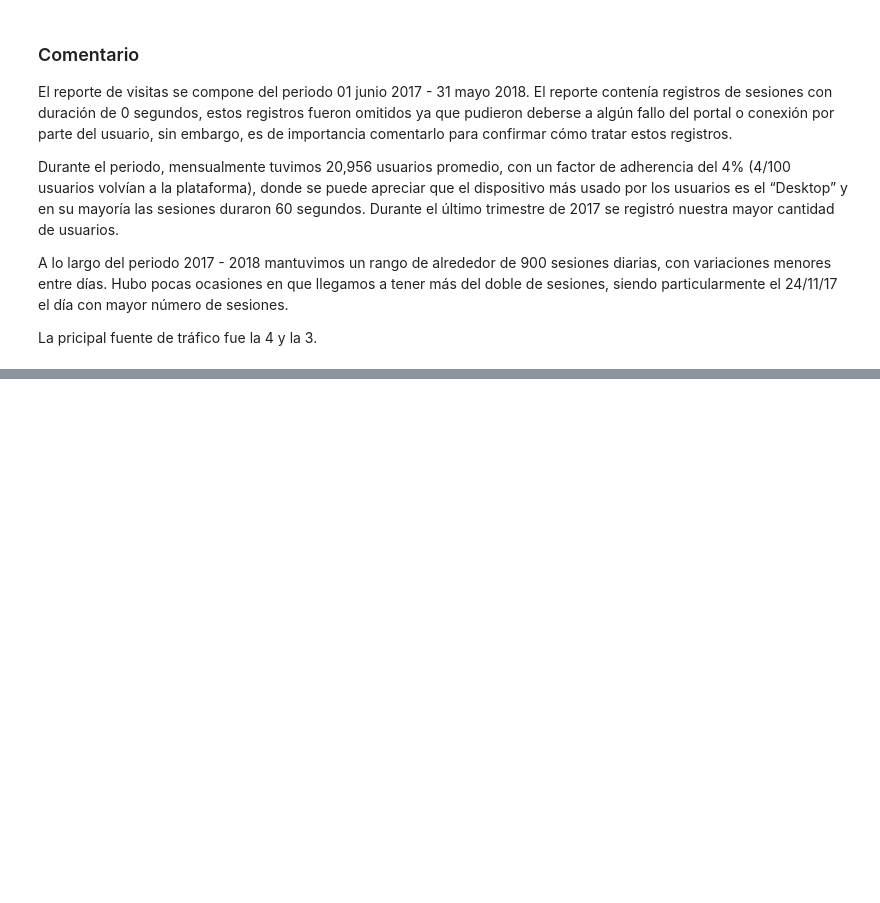
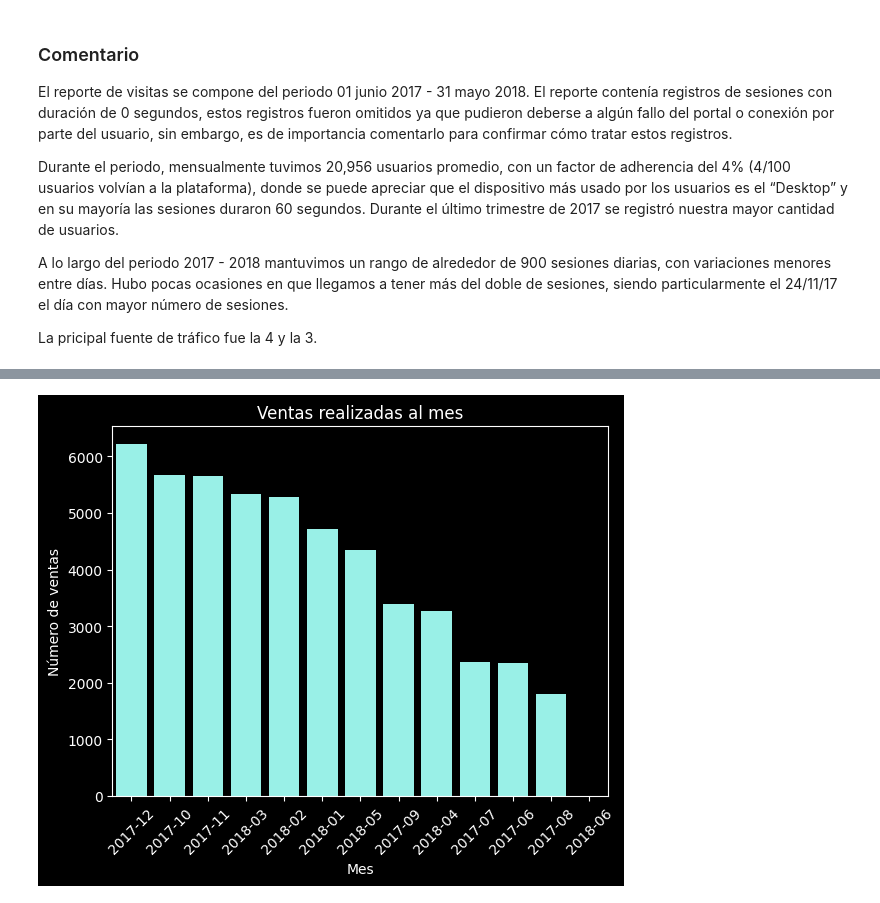
Before and after one commit to XivxnX/analisis_showz, a Jupyter notebook: analisis_showz.ipynb, the cells around one changed output, grey strips where cells are left out. Saved outputs shown, nothing was run; the diff lists cells and outputs as text; code cells hidden in the pictures; blank space fills up the shorter version.

```diff
--- a/analisis_showz.ipynb
+++ b/analisis_showz.ipynb
@@ -372,0 +398,21 @@ La pricipal fuente de tráfico fue la 4 y la 3.
+# %%
+# número de ventas mensuales
+orders_per_month = (
+    orders.groupby('order_month')
+    .agg({'uid':'count'})
+    .reset_index()
+    .sort_values(by='uid', ascending=False)
+)
+
+# gráfico de barras: número de ventas mensuales
+sns.barplot(orders_per_month,
+            x='order_month',
+            y='uid',
+            color='#8AFFF3')
+plt.title('Ventas realizadas al mes')
+plt.xlabel('Mes')
+plt.ylabel('Número de ventas')
+plt.xticks(rotation=45)
+plt.show()
+# %% [output]
+[figure, added]
```
Also changed, not shown: parts of 24 cells of this notebook.
